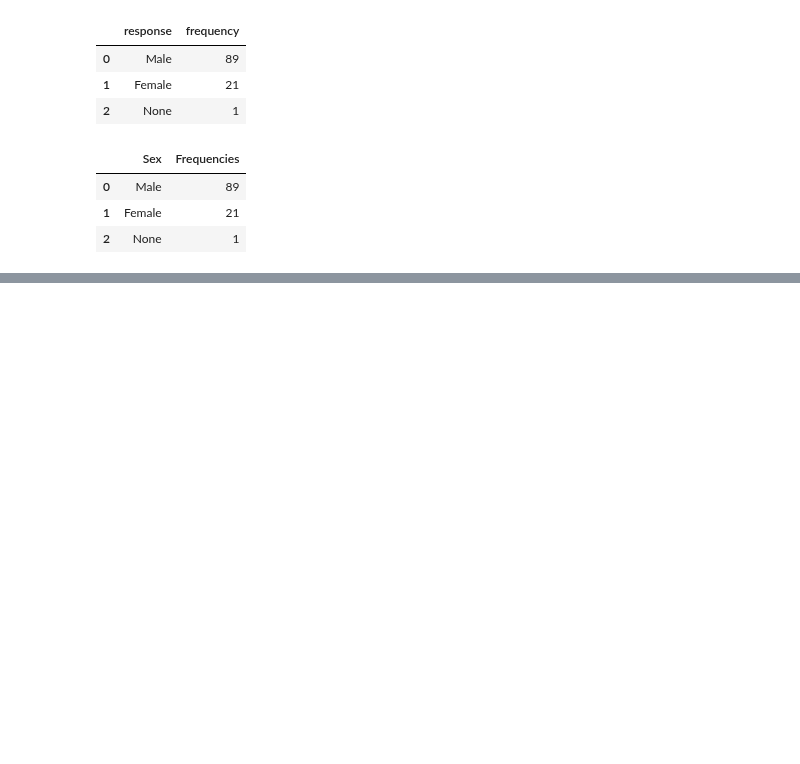
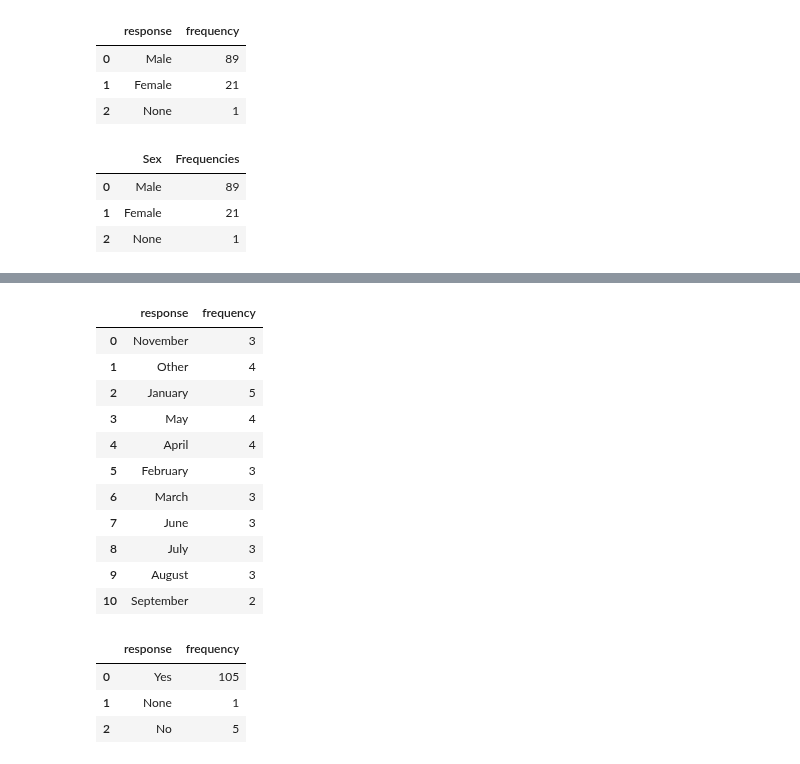
Before and after one commit to wisnercelucus/pes-nippes-data-cleaning, a Jupyter notebook: notebooks/farmers_cleaning.ipynb, the cells around one changed output, grey strips where cells are left out. Saved outputs shown, nothing was run; the diff lists cells and outputs as text; code cells hidden in the pictures; blank space fills up the shorter version.

```diff
--- a/notebooks/farmers_cleaning.ipynb
+++ b/notebooks/farmers_cleaning.ipynb
@@ -45,6 +47,7 @@ values = {"Gason":"Male", "Fi":"Female"}
 sex_col = rename_col_values(f_df, col_name, values)
 # %%
 f_df["Sex"] = sex_col
+n_f_df = f_df[["Sex"]]
 # %%
 sex_def = count_freq_simple_answer(f_df, 'Sex')
 # %%
@@ -63,0 +566,12 @@ sex_def.rename(columns={"response":"Sex", "frequency":"Frequencies"})
+# %%
+col_name = "Q19- Eske w prè pou w adopte lot plant (tankou morenga) pou w ka pwoteje tè yo kont ewozyon?"
+values = {"Wi":"Yes",
+          "Non":"No",
+         }
+
+environment_knowledge16 = rename_col_values(f_df, col_name, values)
+col_name = "Are you willing to adopt new culture like Moringa to protect the soil against erosion?"
+n_f_df[col_name] = pd.Series(environment_knowledge16)
+
+environment_knowledge16_df = count_freq_simple_answer(n_f_df, col_name)
+environment_knowledge16_df
@@ -63,0 +788,66 @@ sex_def.rename(columns={"response":"Sex", "frequency":"Frequencies"})
+# %%
+col_name = "Q20.3 – Nan ki peryòd ou konn koupe mang yo ?"
+values = {"Janvye":"January",
+          "Fevriye":"February",
+          "Mas":"March",
+          "Avril":"April",
+          "Me":"May",
+          "Jen":"June",
+          "Jiyè":"July",
+          "Out":"August",
+          "Septanm":"September",
+          "Novanm":"November",
+          'Evenman (Presize)':'Other'
+         }
+
+environment_knowledge20 =  rename_col_with_multiple_values(f_df, col_name, values)
+
+col_name = "When do you use to cut out the mangroves?"
+n_f_df[col_name] = pd.Series(environment_knowledge20)
+
+patterns = ["January",
+            "February",
+            'March',
+            'April',
+            'May',
+            'June',
+            'July',
+            'August',
+            'September',
+            'October',
+            'November',
+            'December',
+            "Other"]
+
+environment_knowledge20_df = count_freq_multiple_answer(n_f_df, col_name, patterns)
+environment_knowledge20_df
+# %% [output]
+|  | response | frequency |
+| 0 | November | 3 |
+| 1 | Other | 4 |
+| 2 | January | 5 |
+| 3 | May | 4 |
+| 4 | April | 4 |
+| 5 | February | 3 |
+| 6 | March | 3 |
+| 7 | June | 3 |
+| 8 | July | 3 |
+| 9 | August | 3 |
+| 10 | September | 2 |
+# %%
+col_name = "Q22- Eske ou kon plante pye bwa nan jaden w deja ?"
+values = {"Wi":"Yes",
+          "Non":"No",
+         }
+
+environment_knowledge21 = rename_col_values(f_df, col_name, values)
+col_name = "Do you use to plant trees in your gargen?"
+n_f_df[col_name] = pd.Series(environment_knowledge21)
+
+environment_knowledge21_df = count_freq_simple_answer(n_f_df, col_name)
+environment_knowledge21_df
+# %% [output]
+|  | response | frequency |
+| 0 | Yes | 105 |
+| 1 | None | 1 |
+| 2 | No | 5 |
```
Also changed, not shown: parts of 35 cells of this notebook, 2 other files.
